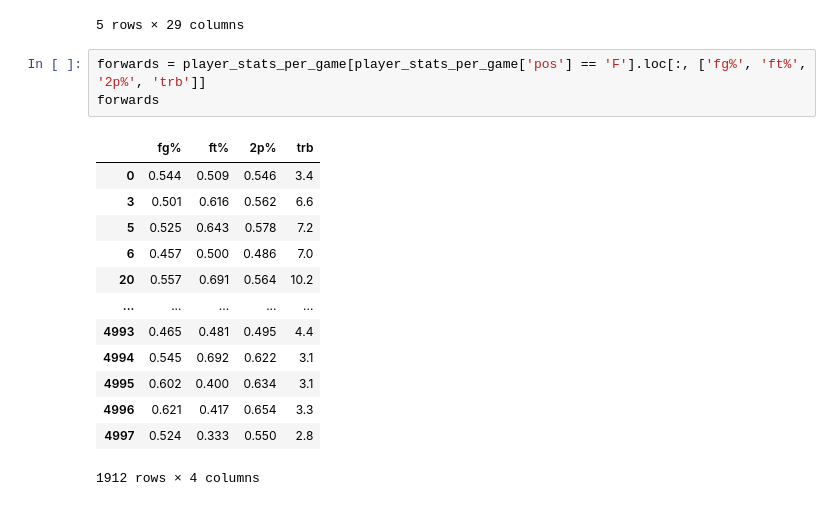
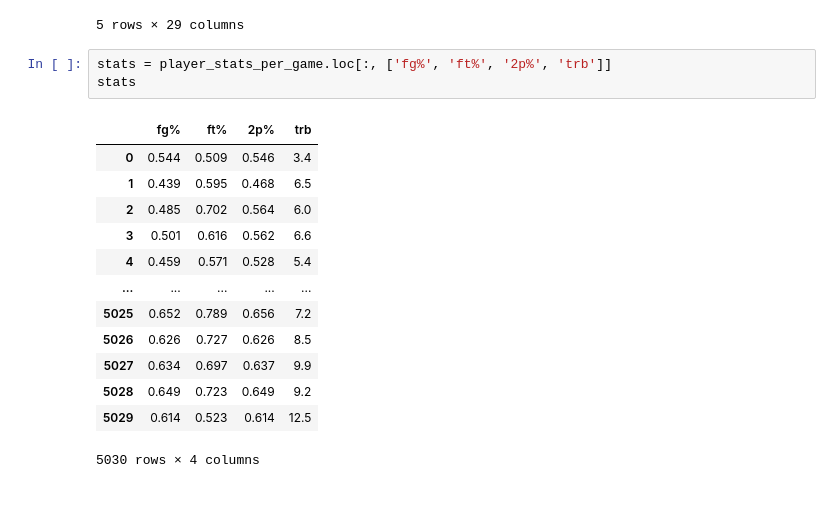
Before and after one commit to chocoCaro/Intro_DS, a Jupyter notebook: players_clustering.ipynb, the cells around one changed output. Saved outputs shown, nothing was run; the diff lists cells and outputs as text.

```diff
--- a/players_clustering.ipynb
+++ b/players_clustering.ipynb
@@ -30,21 +30,21 @@ player_stats_per_game.head()
 | 4 | 2023-24 | Toronto Raptors | C | 25.0 | 0.0 | 17.5 | 3.1 | 6.8 | 0.459 | 0.5 | ... | ... |
 5 rows × 29 columns
 # %%
-forwards = player_stats_per_game[player_stats_per_game['pos'] == 'F'].loc[:, ['fg%', 'ft%', '2p%', 'trb']]
-forwards
+stats = player_stats_per_game.loc[:, ['fg%', 'ft%', '2p%', 'trb']]
+stats
 # %% [output]
 |  | fg% | ft% | 2p% | trb |
 | 0 | 0.544 | 0.509 | 0.546 | 3.4 |
+| 1 | 0.439 | 0.595 | 0.468 | 6.5 |
+| 2 | 0.485 | 0.702 | 0.564 | 6.0 |
 | 3 | 0.501 | 0.616 | 0.562 | 6.6 |
-| 5 | 0.525 | 0.643 | 0.578 | 7.2 |
-| 6 | 0.457 | 0.500 | 0.486 | 7.0 |
-| 20 | 0.557 | 0.691 | 0.564 | 10.2 |
+| 4 | 0.459 | 0.571 | 0.528 | 5.4 |
 | ... | ... | ... | ... | ... |
-| 4993 | 0.465 | 0.481 | 0.495 | 4.4 |
-| 4994 | 0.545 | 0.692 | 0.622 | 3.1 |
-| 4995 | 0.602 | 0.400 | 0.634 | 3.1 |
-| 4996 | 0.621 | 0.417 | 0.654 | 3.3 |
-| 4997 | 0.524 | 0.333 | 0.550 | 2.8 |
+| 5025 | 0.652 | 0.789 | 0.656 | 7.2 |
+| 5026 | 0.626 | 0.727 | 0.626 | 8.5 |
+| 5027 | 0.634 | 0.697 | 0.637 | 9.9 |
+| 5028 | 0.649 | 0.723 | 0.649 | 9.2 |
+| 5029 | 0.614 | 0.523 | 0.614 | 12.5 |
-1912 rows × 4 columns
+5030 rows × 4 columns
 # %%
 plt.figure(figsize=(12, 6))
```
Also changed, not shown: parts of 7 cells of this notebook, 8 other files.
